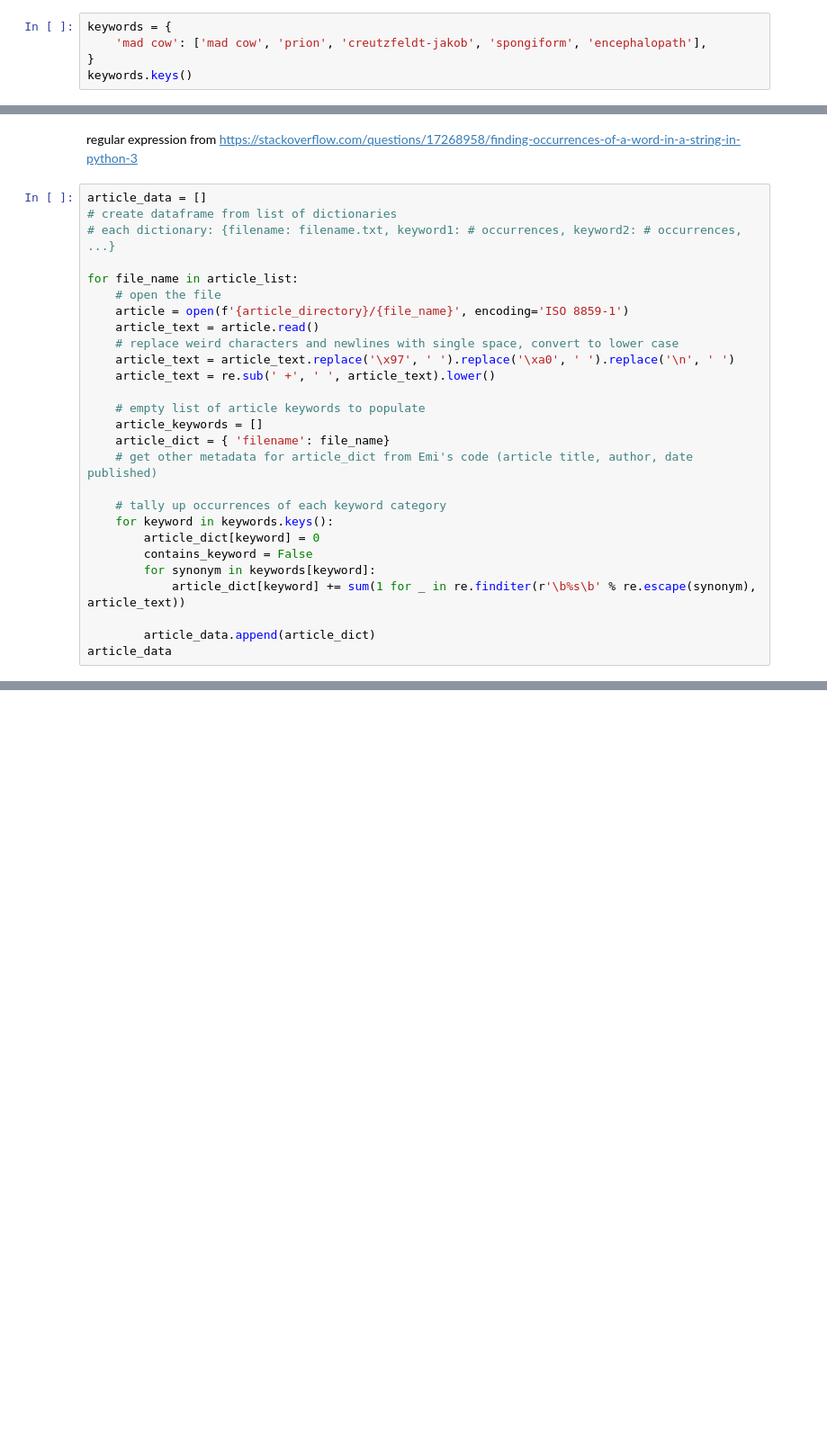
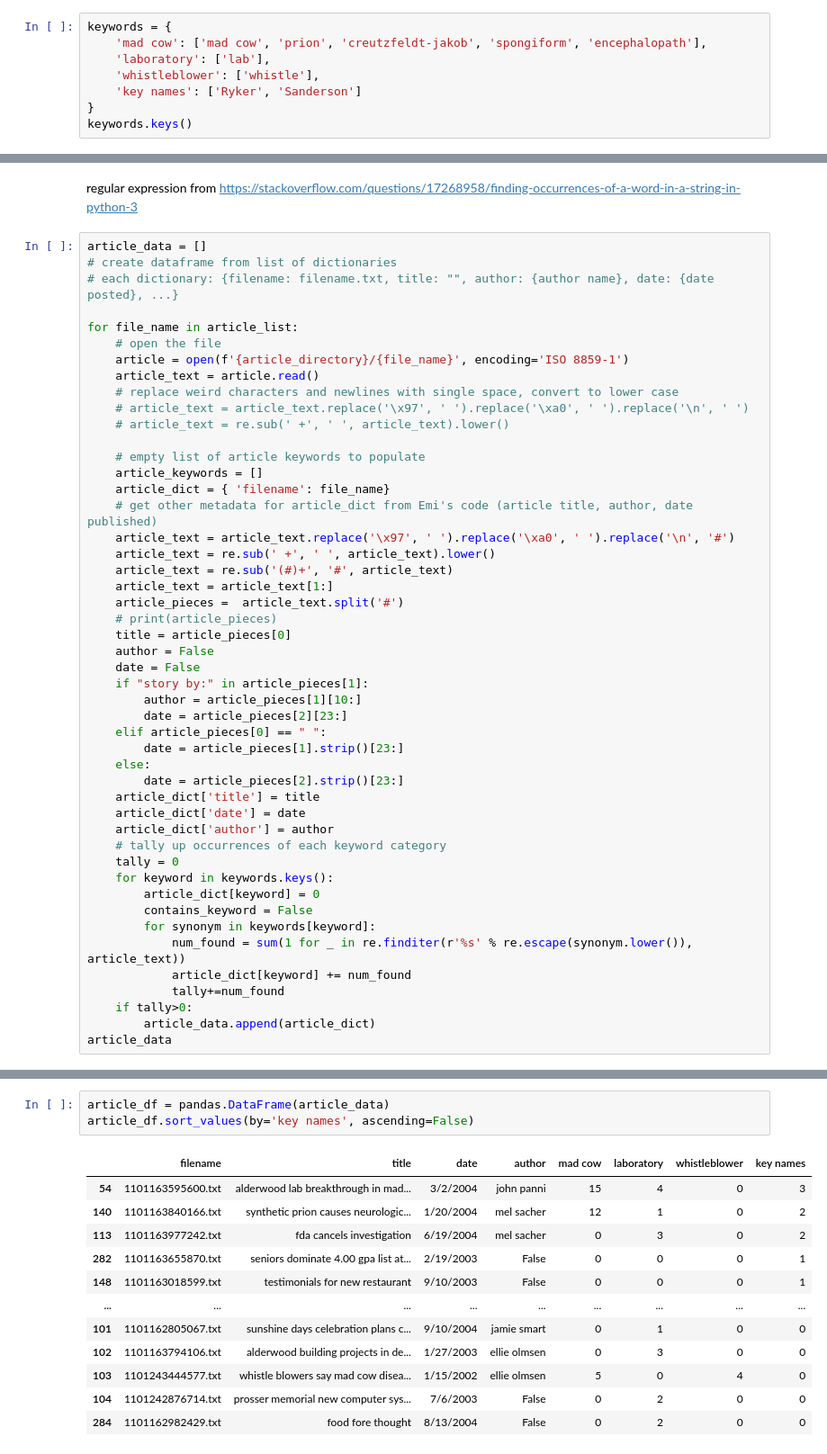
Before and after one commit to CelestialSloth/csc235-hw01, a Jupyter notebook: news_articles.ipynb, the cells around one changed output, grey strips where cells are left out. Shown: that part at 90% size. Drawn from its saved outputs; the diff is of its cells as text; blank space fills up the shorter version.

Commit message:
Creates dataframe from dictionary

```diff
--- a/news_articles.ipynb
+++ b/news_articles.ipynb
@@ -13,6 +13,9 @@ article_list[:5]
 # %%
 keywords = {
     'mad cow': ['mad cow', 'prion', 'creutzfeldt-jakob', 'spongiform', 'encephalopath'],
+    'laboratory': ['lab'],
+    'whistleblower': ['whistle'],
+    'key names': ['Ryker', 'Sanderson']
 }
 keywords.keys()
 # %% [output]
@@ -22,28 +25,49 @@ regular expression from https://stackoverflow.com/questions/17268958/finding-occ
 # %%
 article_data = []
 # create dataframe from list of dictionaries
-# each dictionary: {filename: filename.txt, keyword1: # occurrences, keyword2: # occurrences, ...}
+# each dictionary: {filename: filename.txt, title: "", author: {author name}, date: {date posted}, ...}
 
 for file_name in article_list:
     # open the file
     article = open(f'{article_directory}/{file_name}', encoding='ISO 8859-1')
     article_text = article.read()
     # replace weird characters and newlines with single space, convert to lower case
-    article_text = article_text.replace('\x97', ' ').replace('\xa0', ' ').replace('\n', ' ')
-    article_text = re.sub(' +', ' ', article_text).lower()
+    # article_text = article_text.replace('\x97', ' ').replace('\xa0', ' ').replace('\n', ' ')
+    # article_text = re.sub(' +', ' ', article_text).lower()
 
     # empty list of article keywords to populate
     article_keywords = []
     article_dict = { 'filename': file_name}
     # get other metadata for article_dict from Emi's code (article title, author, date published)
-
+    article_text = article_text.replace('\x97', ' ').replace('\xa0', ' ').replace('\n', '#')
+    article_text = re.sub(' +', ' ', article_text).lower()
+    article_text = re.sub('(#)+', '#', article_text)
+    article_text = article_text[1:]
+    article_pieces =  article_text.split('#')
+    # print(article_pieces)
+    title = article_pieces[0]
+    author = False
+    date = False
+    if "story by:" in article_pieces[1]:
+        author = article_pieces[1][10:]
+        date = article_pieces[2][23:]
+    elif article_pieces[0] == " ":
+        date = article_pieces[1].strip()[23:]
+    else:
+        date = article_pieces[2].strip()[23:]
+    article_dict['title'] = title
+    article_dict['date'] = date
+    article_dict['author'] = author
     # tally up occurrences of each keyword category
+    tally = 0
     for keyword in keywords.keys():
         article_dict[keyword] = 0
         contains_keyword = False
         for synonym in keywords[keyword]:
-            article_dict[keyword] += sum(1 for _ in re.finditer(r'\b%s\b' % re.escape(synonym), article_text))
-
+            num_found = sum(1 for _ in re.finditer(r'%s' % re.escape(synonym.lower()), article_text))
+            article_dict[keyword] += num_found
+            tally+=num_found
+    if tally>0:
         article_data.append(article_dict)
 article_data
 # %% [output]
@@ -147,0 +91,16 @@ article_data
+# %%
+article_df = pandas.DataFrame(article_data)
+article_df.sort_values(by='key names', ascending=False)
+# %% [output]
+|  | filename | title | date | author | mad cow | laboratory | whistleblower | key names |
+| 54 | 1101163595600.txt | alderwood lab breakthrough in mad... | 3/2/2004 | john panni | 15 | 4 | 0 | 3 |
+| 140 | 1101163840166.txt | synthetic prion causes neurologic... | 1/20/2004 | mel sacher | 12 | 1 | 0 | 2 |
+| 113 | 1101163977242.txt | fda cancels investigation | 6/19/2004 | mel sacher | 0 | 3 | 0 | 2 |
+| 282 | 1101163655870.txt | seniors dominate 4.00 gpa list at... | 2/19/2003 | False | 0 | 0 | 0 | 1 |
+| 148 | 1101163018599.txt | testimonials for new restaurant | 9/10/2003 | False | 0 | 0 | 0 | 1 |
+| ... | ... | ... | ... | ... | ... | ... | ... | ... |
+| 101 | 1101162805067.txt | sunshine days celebration plans c... | 9/10/2004 | jamie smart | 0 | 1 | 0 | 0 |
+| 102 | 1101163794106.txt | alderwood building projects in de... | 1/27/2003 | ellie olmsen | 0 | 3 | 0 | 0 |
+| 103 | 1101243444577.txt | whistle blowers say mad cow disea... | 1/15/2002 | ellie olmsen | 5 | 0 | 4 | 0 |
+| 104 | 1101242876714.txt | prosser memorial new computer sys... | 7/6/2003 | False | 0 | 2 | 0 | 0 |
+| 284 | 1101162982429.txt | food fore thought | 8/13/2004 | False | 0 | 2 | 0 | 0 |
```
Also changed, not shown: parts of 5 cells of this notebook.
